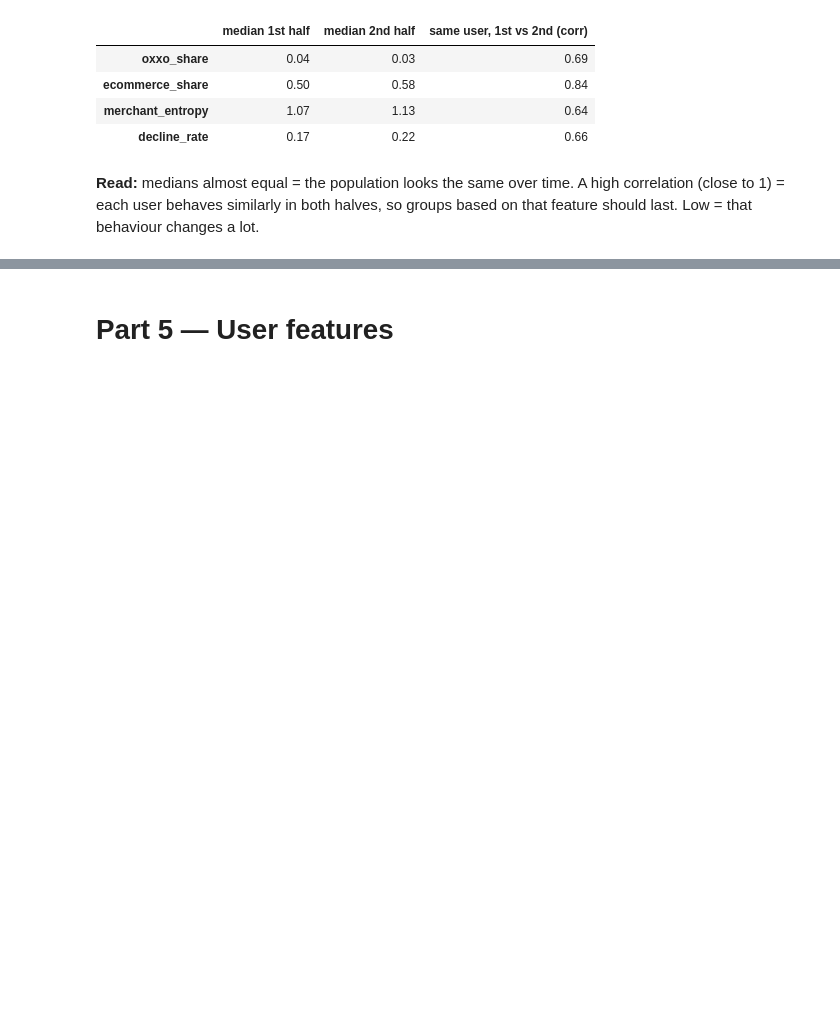
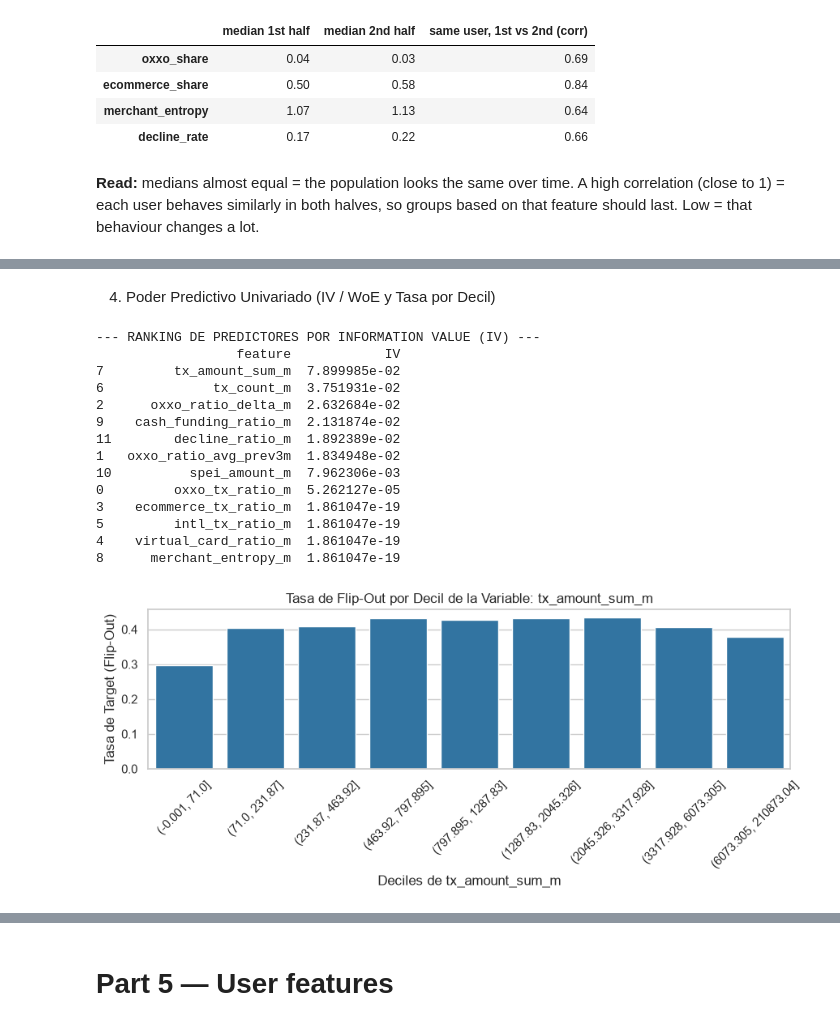
Before and after one commit to Krdz14/EDAgroup5, a Jupyter notebook: Evidence_2.ipynb, the cells around one changed output, grey strips where cells are left out. Cells and saved outputs as stored; diff of their text form; code cells hidden in the pictures; blank space fills up the shorter version.

```diff
--- a/Evidence_2.ipynb
+++ b/Evidence_2.ipynb
@@ -610,0 +417,73 @@ out
+# %% [markdown]
+4. Poder Predictivo Univariado (IV / WoE y Tasa por Decil)
+# %%
+def calculate_iv(df, feature, target='target_flip_out_30d', num_bins=10):
+    data = df[[feature, target]].dropna().copy()
+    if data[feature].nunique() > num_bins:
+        data['bin'] = pd.qcut(data[feature], q=num_bins, duplicates='drop')
+    else:
+        data['bin'] = data[feature]
+
+    grouped = data.groupby('bin', observed=False)[target].agg(['count', 'sum'])
+    grouped.columns = ['total', 'events']
+    grouped['non_events'] = grouped['total'] - grouped['events']
+
+    eps = 0.0001
+    total_events = grouped['events'].sum() + eps
+    total_non_events = grouped['non_events'].sum() + eps
+
+    dist_events = grouped['events'] / total_events
+    dist_non_events = grouped['non_events'] / total_non_events
+
+    woe = np.log((dist_events + eps) / (dist_non_events + eps))
+    iv = ((dist_events - dist_non_events) * woe).sum()
+    return iv
+
+candidate_features = [
+    'oxxo_tx_ratio_m', 'oxxo_ratio_avg_prev3m', 'oxxo_ratio_delta_m',
+    'ecommerce_tx_ratio_m', 'virtual_card_ratio_m', 'intl_tx_ratio_m',
+    'tx_count_m', 'tx_amount_sum_m', 'merchant_entropy_m',
+    'cash_funding_ratio_m', 'spei_amount_m', 'decline_ratio_m'
+]
+
+iv_scores = []
+for feat in candidate_features:
+    try:
+        iv = calculate_iv(df, feat)
+        iv_scores.append({'feature': feat, 'IV': iv})
+    except Exception as e:
+        pass
+
+df_iv = pd.DataFrame(iv_scores).sort_values(by='IV', ascending=False)
+print("--- RANKING DE PREDICTORES POR INFORMATION VALUE (IV) ---")
+print(df_iv)
+
+# Tasa de Target por Decil de la Variable Top
+top_feature = df_iv.iloc[0]['feature']
+df['decile'] = pd.qcut(df[top_feature], q=10, duplicates='drop')
+decile_rate = df.groupby('decile', observed=False)['target_flip_out_30d'].mean().reset_index()
+
+plt.figure(figsize=(9, 4))
+sns.barplot(data=decile_rate, x='decile', y='target_flip_out_30d', color='#1f77b4')
+plt.title(f'Tasa de Flip-Out por Decil de la Variable: {top_feature}')
+plt.xlabel(f'Deciles de {top_feature}')
+plt.ylabel('Tasa de Target (Flip-Out)')
+plt.xticks(rotation=45)
+plt.tight_layout()
+plt.show()
+# %% [output]
+--- RANKING DE PREDICTORES POR INFORMATION VALUE (IV) ---
+                  feature            IV
+7         tx_amount_sum_m  7.899985e-02
+6              tx_count_m  3.751931e-02
+2      oxxo_ratio_delta_m  2.632684e-02
+9    cash_funding_ratio_m  2.131874e-02
+11        decline_ratio_m  1.892389e-02
+1   oxxo_ratio_avg_prev3m  1.834948e-02
+10          spei_amount_m  7.962306e-03
+0         oxxo_tx_ratio_m  5.262127e-05
+3    ecommerce_tx_ratio_m  1.861047e-19
+5         intl_tx_ratio_m  1.861047e-19
+4    virtual_card_ratio_m  1.861047e-19
+8      merchant_entropy_m  1.861047e-19
+[figure, added]
```
Also changed, not shown: parts of 16 cells of this notebook, 1 other file.
